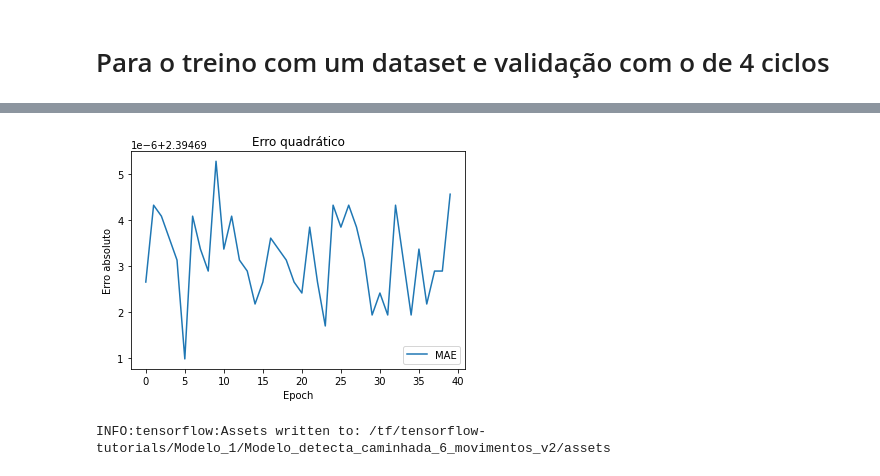
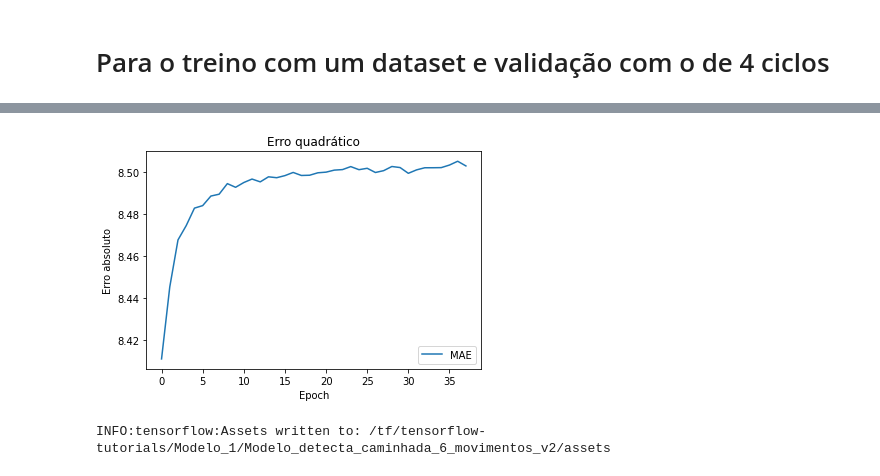
Before and after one commit to wyctorfogos/Rede-neural-reconhece-tipos-de-marchas, a Jupyter notebook: Modelo_6_movimentos.ipynb, the cells around one changed output, grey strips where cells are left out. Saved outputs shown, nothing was run; the diff lists cells and outputs as text; code cells hidden in the pictures.

```diff
--- a/Modelo_6_movimentos.ipynb
+++ b/Modelo_6_movimentos.ipynb
@@ -324,0 +366,6 @@ X_val.shape
+# %%
+from joblib import load
+scaler = load('scaler_filename.joblib')
+# %%
+##Normaliza os dados de teste com os parâmetros de normalização dos dados de treino
+X_test=scaler.fit_transform(X_test)
@@ -419,18 +460,20 @@ from tensorflow.keras.layers import Dense
 from keras.optimizers import RMSprop
 
 model = Sequential([
-    Dense(200, activation='relu', input_shape=(5,), kernel_regularizer=regularizers.l2(0.00175)),
-    Dropout(0.3),
+    Dense(1000, activation='relu', input_shape=(X_train.shape[1],), kernel_regularizer=regularizers.l2(0.00175)),
+    Dropout(0.402355),
     Dense(4000, kernel_regularizer=regularizers.l2(0.0015),activation='relu'),
-    Dropout(0.3),
+    Dropout(0.6),
     #Dense(4000, kernel_regularizer=regularizers.l2(0.0015),activation='relu'),
     #Dropout(0.3),
     Dense(4000, kernel_regularizer=regularizers.l2(0.0001),activation='relu'),
-    Dropout(0.3),
+    Dropout(0.6),
+    Dense(1000, kernel_regularizer=regularizers.l2(0.0015),activation='relu'),
+    Dropout(0.5),
     #Dense(4000, kernel_regularizer=regularizers.l2(0.000175),activation='relu'),
     #Dropout(0.3),
-    Dense(200, kernel_regularizer=regularizers.l2(0.0015),activation='relu'),
-    Dropout(0.3),
+    Dense(1000, kernel_regularizer=regularizers.l2(0.0015),activation='relu'),
+    Dropout(0.5025),
 ##    Dense(200, activation='relu', input_shape=(5,), kernel_regularizer=regularizers.l2(0.00175)),
 ##    Dropout(0.3),
 ##    Dense(400, kernel_regularizer=regularizers.l2(0.0015),activation='relu'),
@@ -489,7 +532,7 @@ tempo_inicial=time.time()
 # %%
 model.compile(optimizer=RMSprop(),
                loss=tf.keras.losses.SparseCategoricalCrossentropy(),#loss=tf.keras.losses.SparseCategoricalCrossentropy(from_logits=True),
-              metrics=['mae','accuracy'])#,keras.metrics.Recall(),keras.metrics.Precision()])
+              metrics=['mse','accuracy'])#,keras.metrics.Recall(),keras.metrics.Precision()])
 
 
 ##model.compile(optimizer='RMSprop',
@@ -574,15 +617,15 @@ plt.show()
 # %%
 #Erro
-plot.plot(historico.history['mean_absolute_error'])
-#plot.plot(historico.history['mean_squared_error'])
+#plot.plot(historico.history['mean_absolute_error'])
+plot.plot(historico.history['mean_squared_error'])
 plot.title('Erro quadrático')
 plot.ylabel('Erro absoluto')
 plot.xlabel('Epoch')
 plot.legend(['MAE'], loc='lower right')
 plt.savefig("Erro_quadratico_6_movimentos.png")
 plot.show()
 # %% [output]
-[figure, old version]
+[figure, new version]
 # %%
 model.save("/tf/tensorflow-tutorials/Modelo_1/Modelo_detecta_caminhada_6_movimentos_v2", save_format='tf')#("/tf/tensorflow-tutorials/Modelo_1/Modelo_detecta_caminhada", save_format='tf')
 # %% [output]
```
Also changed, not shown: parts of 91 cells of this notebook.
